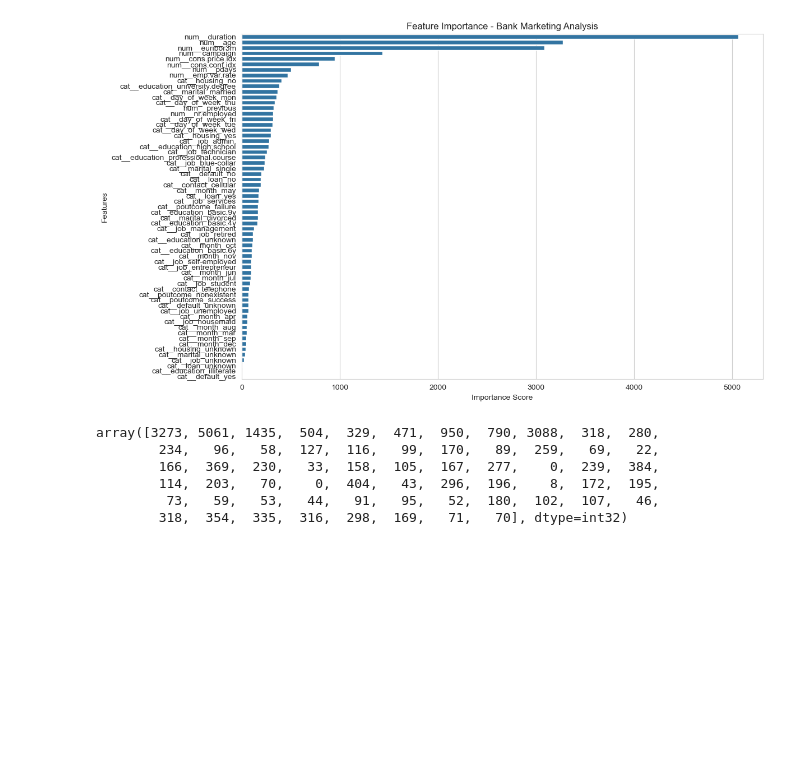
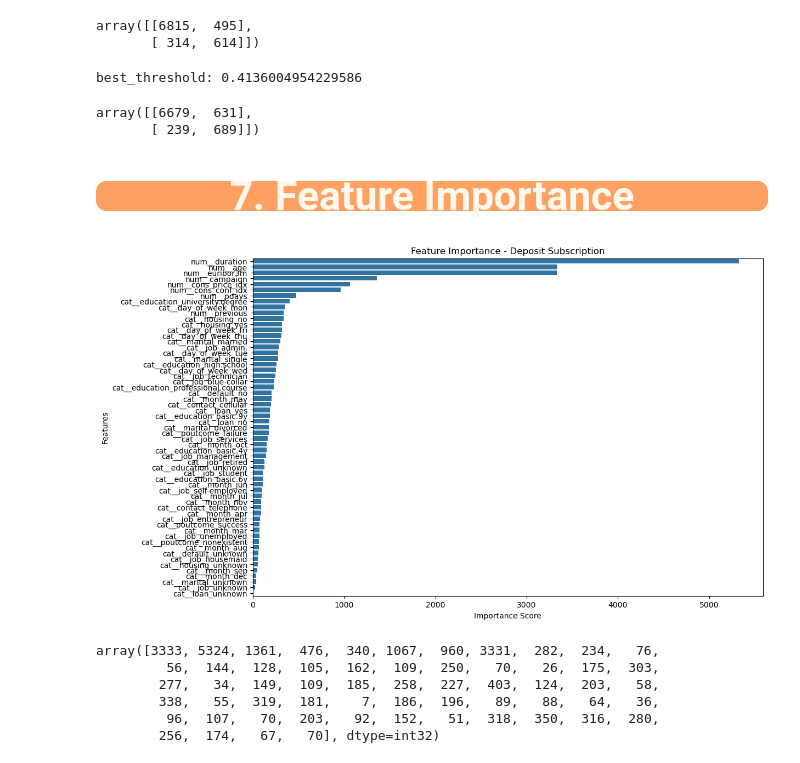
Before and after one commit to hjx2020/bank-marketing, a Jupyter notebook: bank_marketing_analysis.ipynb, the cells around one changed output. Cells and saved outputs as stored; diff of their text form; code cells hidden in the pictures; blank space fills up the shorter version.

Commit message:
Changed model building workflow

```diff
--- a/bank_marketing_analysis.ipynb
+++ b/bank_marketing_analysis.ipynb
@@ -35,8 +109,10 @@ warnings.filterwarnings("ignore", message=".*X does not have valid feature names
 # %%
 # Load data
-df = pd.read_csv("data/bank-additional-full.csv", sep=';')
+# df = pd.read_csv("data/bank-additional-full.csv", sep=';')
+df = pd.read_csv("data/bank-additional-full-cleaned.csv")
 
 # Map target to binary
+df.columns = df.columns.str.replace('.','_')
 df['y'] = df['y'].map({'yes': 1, 'no': 0})
 
 X = df.drop('y', axis=1)
@@ -648,27 +615,12 @@ We select the model with the best cross-validation F1 score (or Recall depending
 # %%
-best_model_name = comparison_df['F1'].idxmax()
-print(f"Best Model Selected: {best_model_name}")
-
-# Retrieve the best model object
-if best_model_name == 'Logistic Regression':
-    final_model = best_log_clf
-elif best_model_name == 'Decision Tree':
-    final_model = best_dt_clf
-elif best_model_name == 'Random Forest':
-    final_model = best_rf_clf
-elif best_model_name == 'XGBoost':
-    final_model = best_xgb_clf
-elif best_model_name == 'LightGBM':
-    final_model = best_lgbm_clf
-elif best_model_name == 'SVC':
-    final_model = best_svc_clf
-
+best_model_name = 'LightGBM'
+final_model = best_lgbm_clf
 # Predict on Test Set
 y_test_pred = final_model.predict(X_test)
 y_test_proba = final_model.predict_proba(X_test)[:, 1]
 
 print("--- Final Test Set Evaluation ---")
-print(classification_report(y_test, (y_test_proba>=best_t).astype(int)))
-print("Confusion Matrix:\n", confusion_matrix(y_test, (y_test_proba>=best_t).astype(int)))
-print(f"Accuracy: {accuracy_score(y_test, (y_test_proba>=best_t).astype(int)):.4f}")
+print(classification_report(y_test, (y_test_proba>=0.5).astype(int)))
+print("Confusion Matrix:\n", confusion_matrix(y_test, (y_test_proba>=0.5).astype(int)))
+print(f"Accuracy: {accuracy_score(y_test, (y_test_proba>=0.5).astype(int)):.4f}")
 # %% [output]
@@ -695,40 +728,66 @@ np.float64(0.7876649123638625)
+# %%
+# Train Logistic Regression on oversampled data - some improvement, but adjusting threshold makes it worse.
+new_log_clf = Pipeline([
+        ('preprocessor', log_preprocessor),
+        ('classifier', LogisticRegression(max_iter=1000, random_state=42))
+])
+new_log_clf.fit(X_res, y_res)
+
+confusion_matrix(y_test, new_log_clf.predict(X_test))
+# %% [output]
+array([[6815,  495],
+       [ 314,  614]])
+# %%
+precision, recall, thresholds = precision_recall_curve(y_res, new_log_clf.predict_proba(X_res)[:, 1])
+best_t_log, _ = search_best_threshold(precision, recall, thresholds)
+
+print(f'best_threshold: {best_t_log}')
+confusion_matrix(y_test, (new_log_clf.predict_proba(X_test)[:, 1] >= best_t_log).astype(int))
+# %% [output]
+best_threshold: 0.4136004954229586
+array([[6679,  631],
+       [ 239,  689]])
+# %% [markdown]
+## <p style="background-color:#fea162; font-family:newtimeroman; color:#FFF9ED; font-size:175%; text-align:center; border-radius:10px 10px;">7. Feature Importance</p>
+
+<a id="7"></a>
 # %%
 import pandas as pd
 import matplotlib.pyplot as plt
 import seaborn as sns
 
 # Extract feature names from the preprocessor and importances from the classifier
 feature_names = final_model.named_steps['preprocessor'].get_feature_names_out()
 importances = final_model.named_steps['classifier'].feature_importances_
 
 # Create a DataFrame for visualization
 feature_importance_df = pd.DataFrame({
     'Feature': feature_names,
     'Importance': importances
 }).sort_values(by='Importance', ascending=False)
 
 # Plot the feature importances
 plt.figure(figsize=(12, 8))
 sns.barplot(x='Importance', y='Feature', data=feature_importance_df)
-plt.title('Feature Importance - Bank Marketing Analysis')
+plt.title('Feature Importance - Deposit Subscription')
 plt.xlabel('Importance Score')
 plt.ylabel('Features')
 plt.show()
 
 # Interpretation:
 # The plot identifies the most influential variables in predicting the target outcome.
 # Features at the top (e.g., duration, social/economic indicators) have the highest predictive power,
 # suggesting they are the primary drivers for the model's classification decisions.
 
 final_model.named_steps['classifier'].feature_importances_
 # %% [output]
-[figure, old version]
+[figure, new version]
-array([3273, 5061, 1435,  504,  329,  471,  950,  790, 3088,  318,  280,
-        234,   96,   58,  127,  116,   99,  170,   89,  259,   69,   22,
-        166,  369,  230,   33,  158,  105,  167,  277,    0,  239,  384,
-        114,  203,   70,    0,  404,   43,  296,  196,    8,  172,  195,
-         73,   59,   53,   44,   91,   95,   52,  180,  102,  107,   46,
-        318,  354,  335,  316,  298,  169,   71,   70], dtype=int32)
+array([3333, 5324, 1361,  476,  340, 1067,  960, 3331,  282,  234,   76,
+         56,  144,  128,  105,  162,  109,  250,   70,   26,  175,  303,
+        277,   34,  149,  109,  185,  258,  227,  403,  124,  203,   58,
+        338,   55,  319,  181,    7,  186,  196,   89,   88,   64,   36,
+         96,  107,   70,  203,   92,  152,   51,  318,  350,  316,  280,
+        256,  174,   67,   70], dtype=int32)
 # %%
 import shap
 
```
Also changed, not shown: parts of 112 cells of this notebook, 9 other files.
